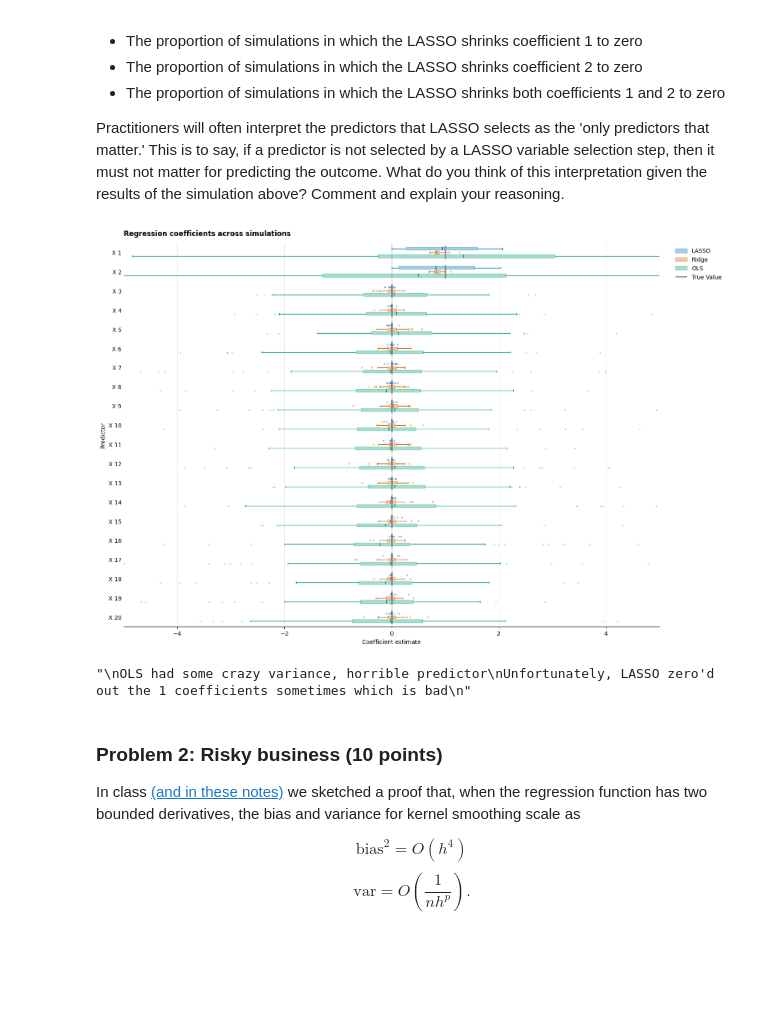
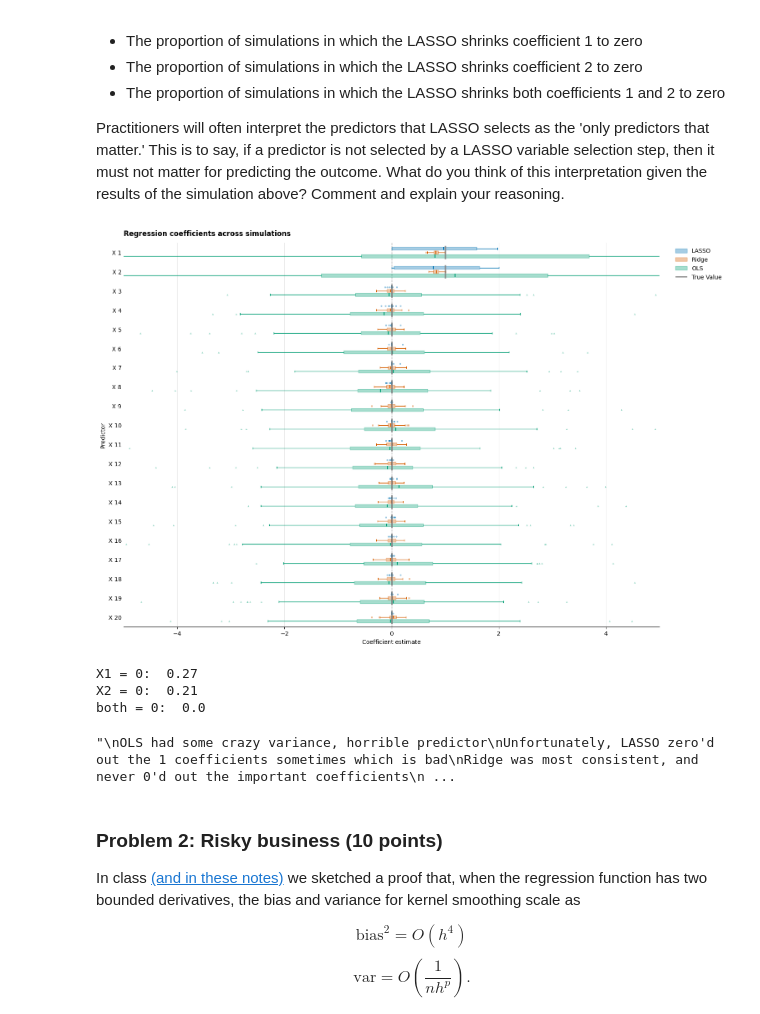
Before and after one commit to AKUP6/ClubTable, a Jupyter notebook: assignments/assn1/assn1.ipynb, the cells around one changed output. Drawn from its saved outputs; the diff is of its cells as text; code cells hidden in the pictures; blank space fills up the shorter version.

```diff
--- a/assignments/assn1/assn1.ipynb
+++ b/assignments/assn1/assn1.ipynb
@@ -400,31 +399,44 @@ Practitioners will often interpret the predictors that LASSO selects as the 'onl
 # %%
 def simulate_data(n=10_000, p=20, rho = 0.1):
     rng = np.random.default_rng()
 
     X = rng.standard_normal((n, p))
     X[:, 1] = rho * X[:, 0] + np.sqrt(1 - rho**2) * X[:, 1]
     y = X[:, :2].sum(axis=1) + rng.standard_normal(n)
 
     X = pd.DataFrame(X, columns=[f"X {i + 1}" for i in range(p)])
     y = pd.Series(y, name="y")
+
     return X, y
 
 
 population_coefficients = np.concatenate([
     np.ones(2),
     np.zeros(18),
 ])
 
 
 X, y = simulate_data(100, 20)
 
 simulations = [run_simulation(100, p = 100, rho = .995).head(20) for _ in tqdm(range(100))]
 
 df = pd.concat(simulations)
 
 make_box_and_whisker_plots(df, population_coefficients)
+
+#****SPACER*****
+
+x1 = df.loc["X 1", "LASSO"].to_numpy()
+x2 = df.loc["X 2", "LASSO"].to_numpy()
+
+print("X1 = 0: ", np.mean(x1 == 0))
+print("X2 = 0: ", np.mean(x2 == 0))
+print("both = 0: ", np.mean((x2 == 0) & (x1 == 0)))
 # %% [output]
-[figure, old version]
+[figure, new version]
+X1 = 0:  0.27
+X2 = 0:  0.21
+both = 0:  0.0
 # %%
 # Space for your answers here
 """
@@ -436,11 +448,18 @@ LASSO incorrectly 0'd out the coefficients because if it hits a corner, it
 keeps one coefficient. However, when this happens, sometimes a corner mistakenly gets 0'd out
 because more than one coefficients matter, but it hits a corner.
 
+Based on the box and whisker plot, around 10-20% of each was zero'd out, but
 
+X1 = 0:  0.27
+X2 = 0:  0.21
+both = 0:  0.0
+
+^^^
+X1 was 0 about 27% of the time, X2 was 0 about 21%, and nether were both 0 ever
 
 """
 # %% [output]
-"\nOLS had some crazy variance, horrible predictor\nUnfortunately, LASSO zero'd out the 1 coefficients sometimes which is bad\n"
+"\nOLS had some crazy variance, horrible predictor\nUnfortunately, LASSO zero'd out the 1 coefficients sometimes which is bad\nRidge was most consistent, and never 0'd out the important coefficients\n ...
 # %% [markdown]
 ### Problem 2: Risky business (10 points)
 
```
Also changed, not shown: parts of 2 cells of this notebook.
